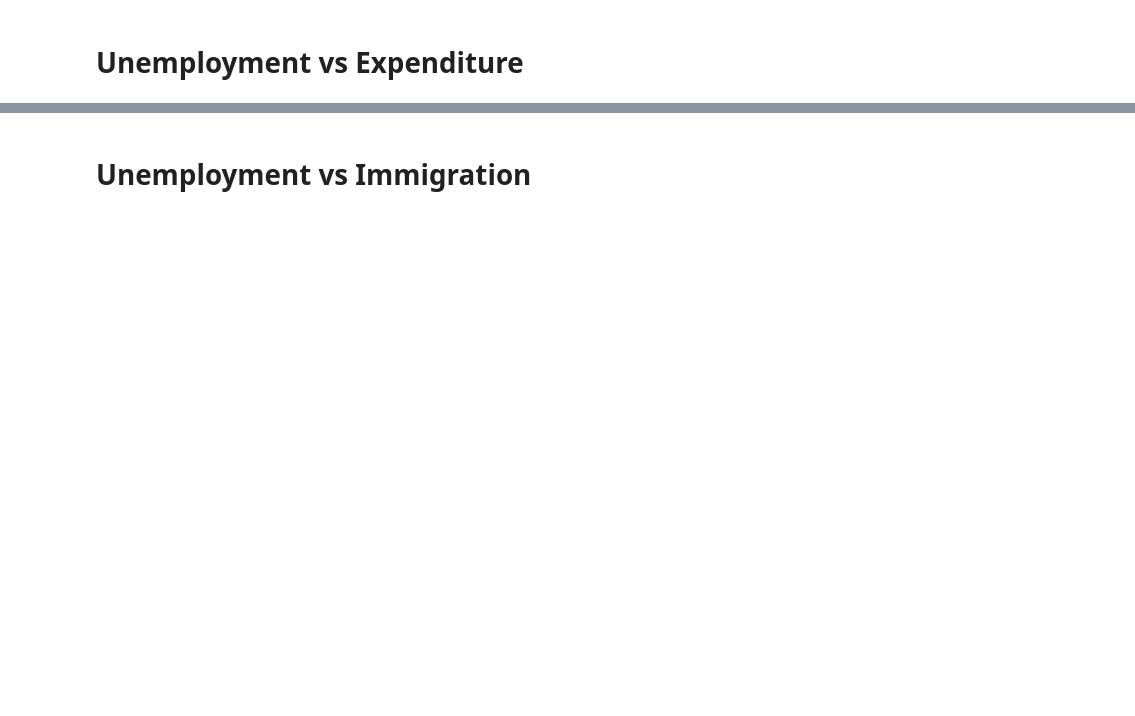
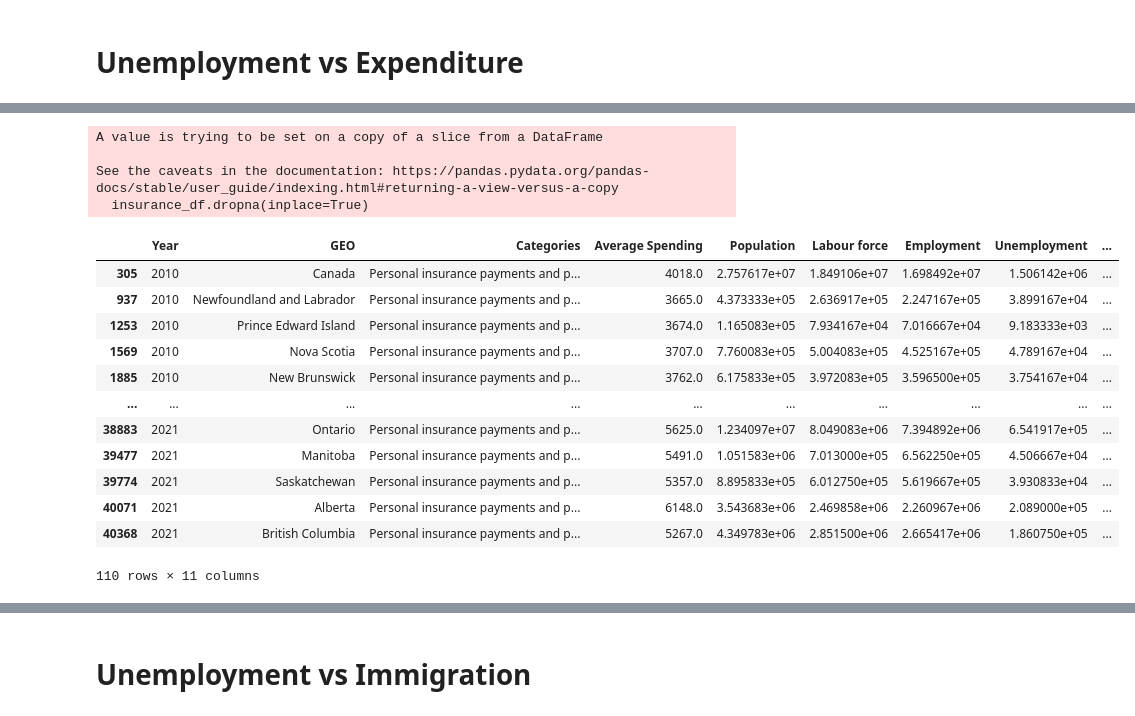
Before and after one commit to Cadeem-M/Unemployment-Analysis, a Jupyter notebook: analysis.ipynb, the cells around one changed output, grey strips where cells are left out. Drawn from its saved outputs; the diff is of its cells as text; code cells hidden in the pictures; blank space fills up the shorter version.

```diff
--- a/analysis.ipynb
+++ b/analysis.ipynb
@@ -51,0 +182,23 @@ provincial_unemploy.head()
+# %%
+#Filter for insurance premium
+insurance_df = Spending_Unemployment[Spending_Unemployment["Categories"] == "Personal insurance payments and pension contributions"]
+insurance_df.dropna(inplace=True)
+insurance_df
+# %% [output]
+A value is trying to be set on a copy of a slice from a DataFrame
+
+See the caveats in the documentation: https://pandas.pydata.org/pandas-docs/stable/user_guide/indexing.html#returning-a-view-versus-a-copy
+  insurance_df.dropna(inplace=True)
+|  | Year | GEO | Categories | Average Spending | Population | Labour force | Employment | Unemployment | ... |
+| 305 | 2010 | Canada | Personal insurance payments and p... | 4018.0 | 2.757617e+07 | 1.849106e+07 | 1.698492e+07 | 1.506142e+06 | ... |
+| 937 | 2010 | Newfoundland and Labrador | Personal insurance payments and p... | 3665.0 | 4.373333e+05 | 2.636917e+05 | 2.247167e+05 | 3.899167e+04 | ... |
+| 1253 | 2010 | Prince Edward Island | Personal insurance payments and p... | 3674.0 | 1.165083e+05 | 7.934167e+04 | 7.016667e+04 | 9.183333e+03 | ... |
+| 1569 | 2010 | Nova Scotia | Personal insurance payments and p... | 3707.0 | 7.760083e+05 | 5.004083e+05 | 4.525167e+05 | 4.789167e+04 | ... |
+| 1885 | 2010 | New Brunswick | Personal insurance payments and p... | 3762.0 | 6.175833e+05 | 3.972083e+05 | 3.596500e+05 | 3.754167e+04 | ... |
+| ... | ... | ... | ... | ... | ... | ... | ... | ... | ... |
+| 38883 | 2021 | Ontario | Personal insurance payments and p... | 5625.0 | 1.234097e+07 | 8.049083e+06 | 7.394892e+06 | 6.541917e+05 | ... |
+| 39477 | 2021 | Manitoba | Personal insurance payments and p... | 5491.0 | 1.051583e+06 | 7.013000e+05 | 6.562250e+05 | 4.506667e+04 | ... |
+| 39774 | 2021 | Saskatchewan | Personal insurance payments and p... | 5357.0 | 8.895833e+05 | 6.012750e+05 | 5.619667e+05 | 3.930833e+04 | ... |
+| 40071 | 2021 | Alberta | Personal insurance payments and p... | 6148.0 | 3.543683e+06 | 2.469858e+06 | 2.260967e+06 | 2.089000e+05 | ... |
+| 40368 | 2021 | British Columbia | Personal insurance payments and p... | 5267.0 | 4.349783e+06 | 2.851500e+06 | 2.665417e+06 | 1.860750e+05 | ... |
+110 rows × 11 columns
```
Also changed, not shown: parts of 15 cells of this notebook, 1 other file.
